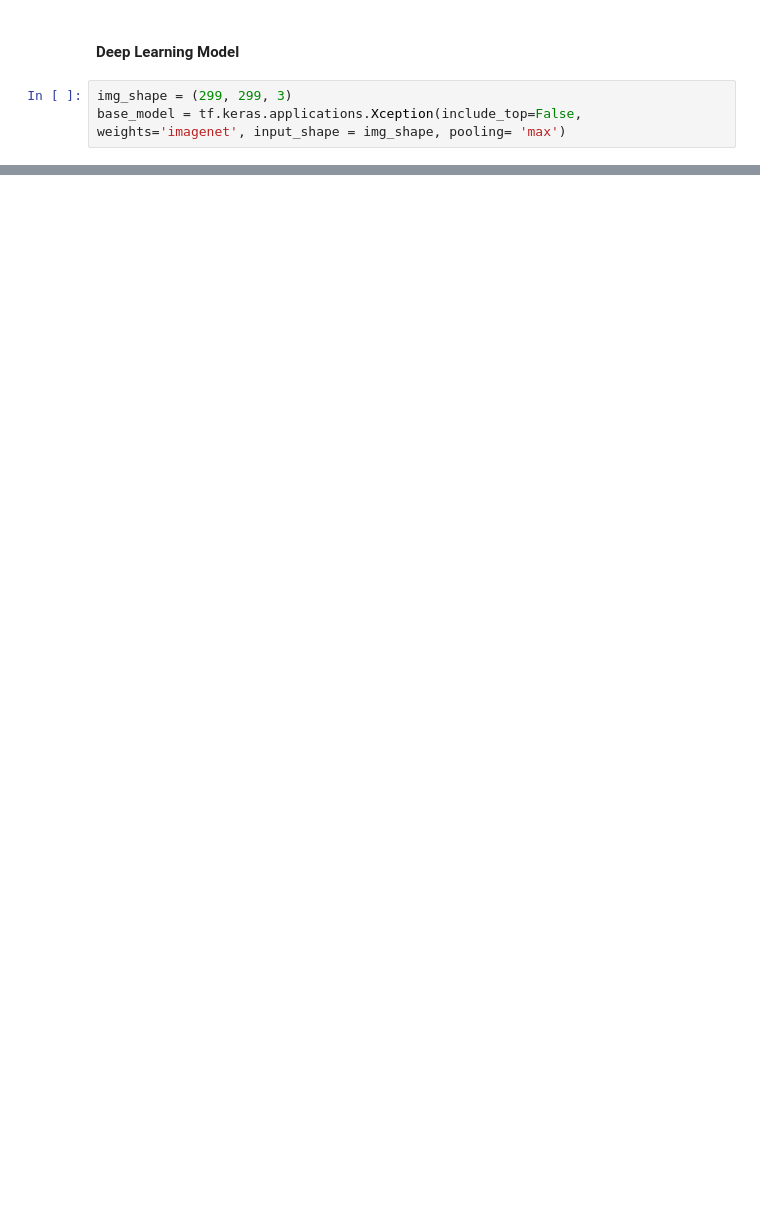
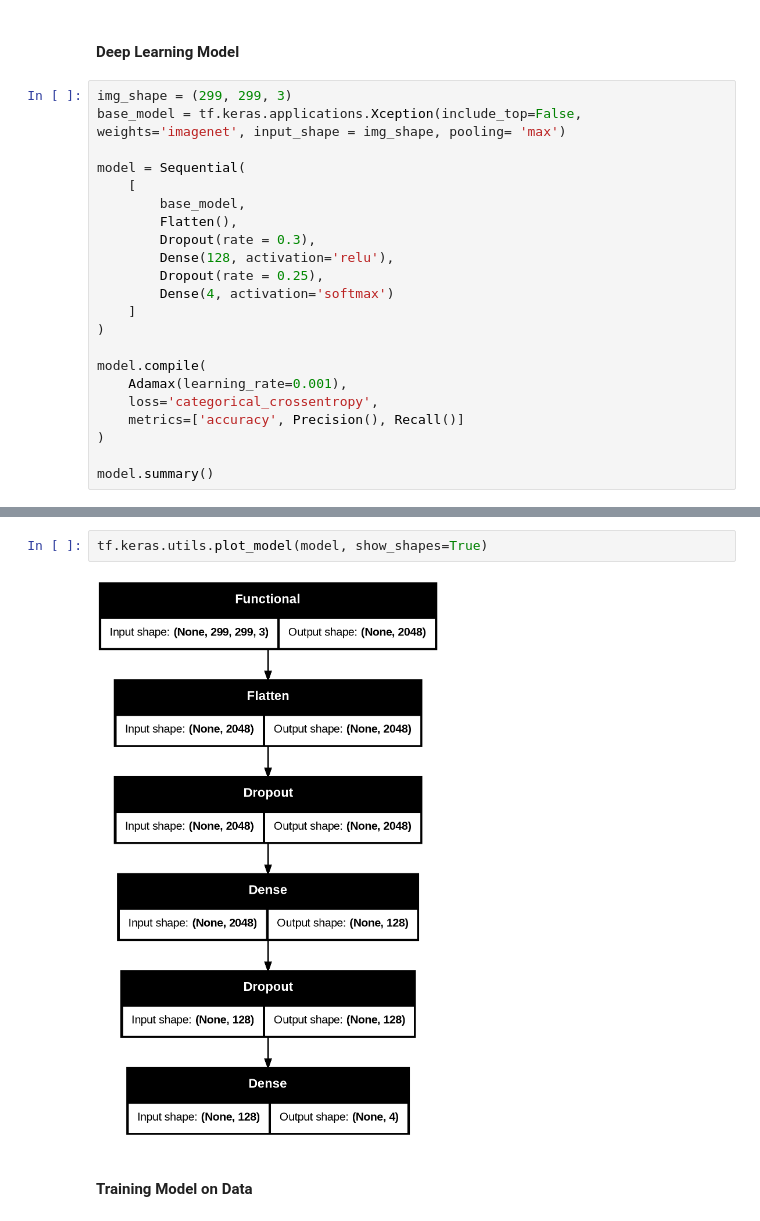
Before and after one commit to U1186204/GradCAM-in-Brain-Tumor-Classification, a Jupyter notebook: main.ipynb, the cells around one changed output, grey strips where cells are left out. Saved outputs shown, nothing was run; the diff lists cells and outputs as text; blank space fills up the shorter version.

```diff
--- a/main.ipynb
+++ b/main.ipynb
@@ -194,3 +194,22 @@ plt.show()
 # %%
 img_shape = (299, 299, 3)
 base_model = tf.keras.applications.Xception(include_top=False, weights='imagenet', input_shape = img_shape, pooling= 'max')
+
+model = Sequential(
+    [
+        base_model,
+        Flatten(),
+        Dropout(rate = 0.3),
+        Dense(128, activation='relu'),
+        Dropout(rate = 0.25),
+        Dense(4, activation='softmax')
+    ]
+)
+
+model.compile(
+    Adamax(learning_rate=0.001),
+    loss='categorical_crossentropy',
+    metrics=['accuracy', Precision(), Recall()]
+)
+
+model.summary()
@@ -196,0 +238,6 @@ base_model = tf.keras.applications.Xception(include_top=False, weights='imagenet
+# %%
+tf.keras.utils.plot_model(model, show_shapes=True)
+# %% [output]
+[figure, added]
+# %% [markdown]
+#### Training Model on Data
```
Also changed, not shown: parts of 17 cells of this notebook.
